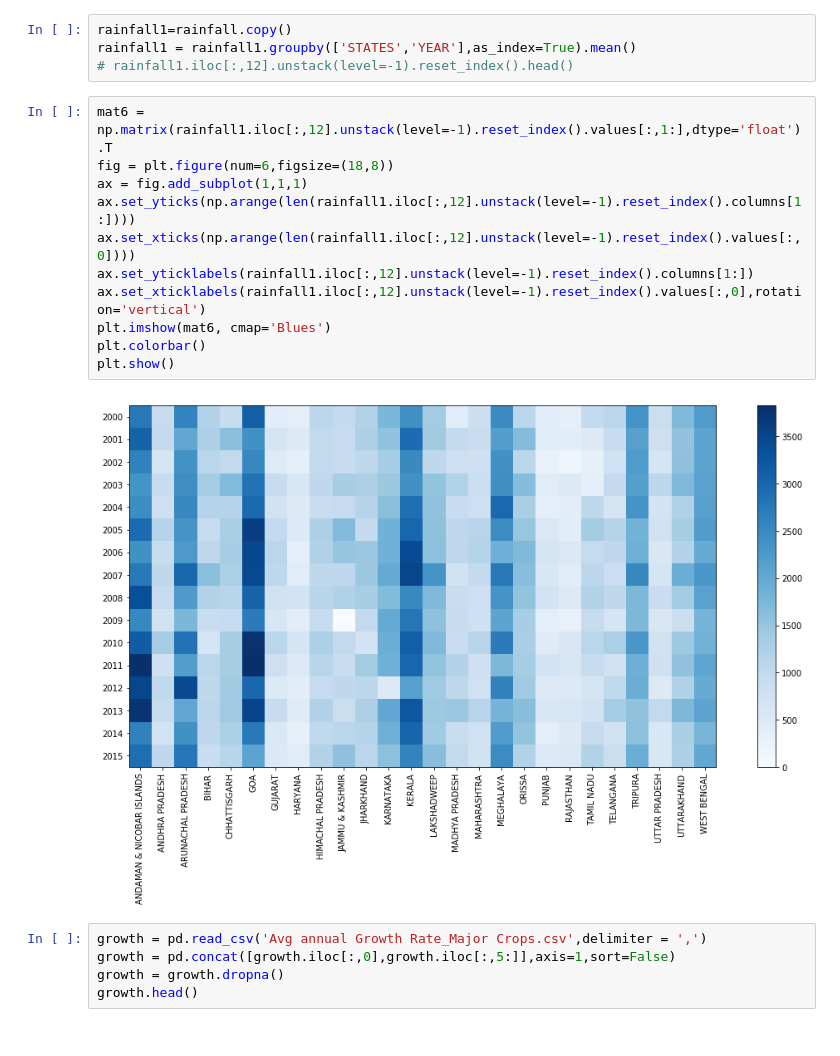
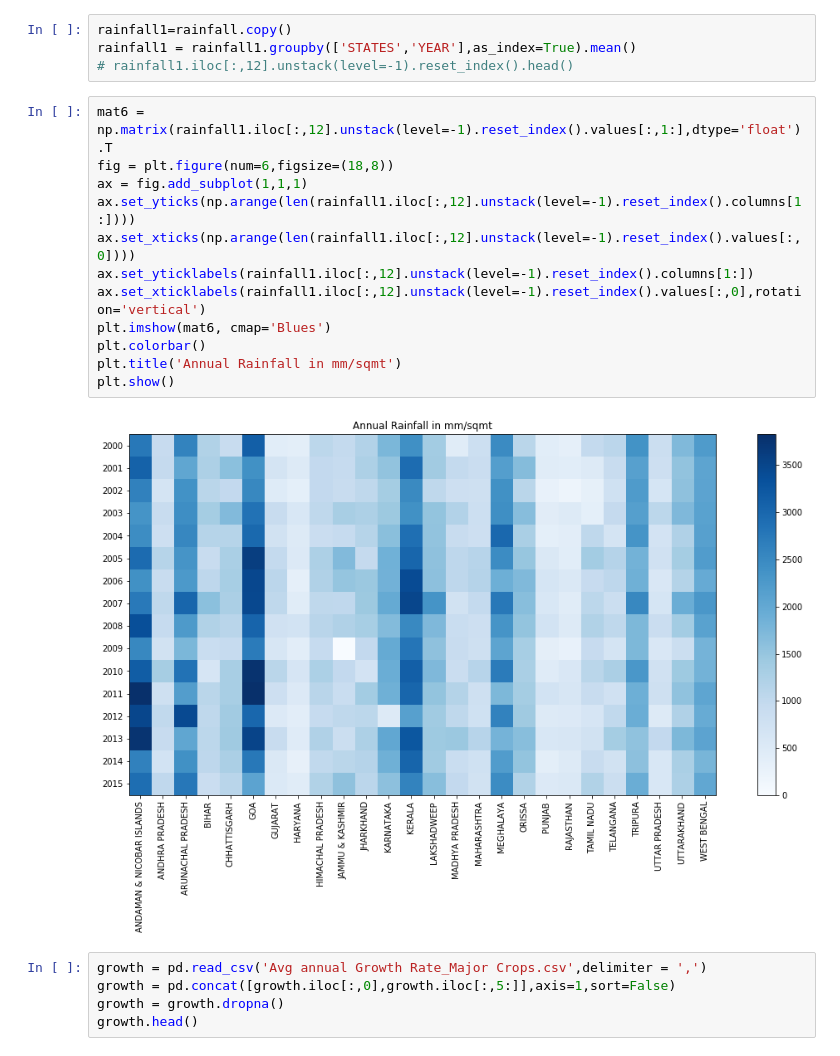
Before and after one commit to nitinvbharti/Agriculture_Analysis, a Jupyter notebook: Agro_analysis.ipynb, the cells around one changed output. Saved outputs shown, nothing was run; the diff lists cells and outputs as text.

```diff
--- a/Agro_analysis.ipynb
+++ b/Agro_analysis.ipynb
@@ -192,16 +197,17 @@ rainfall1 = rainfall1.groupby(['STATES','YEAR'],as_index=True).mean()
 # %%
 mat6 = np.matrix(rainfall1.iloc[:,12].unstack(level=-1).reset_index().values[:,1:],dtype='float').T
 fig = plt.figure(num=6,figsize=(18,8))
 ax = fig.add_subplot(1,1,1)
 ax.set_yticks(np.arange(len(rainfall1.iloc[:,12].unstack(level=-1).reset_index().columns[1:])))
 ax.set_xticks(np.arange(len(rainfall1.iloc[:,12].unstack(level=-1).reset_index().values[:,0])))
 ax.set_yticklabels(rainfall1.iloc[:,12].unstack(level=-1).reset_index().columns[1:])
 ax.set_xticklabels(rainfall1.iloc[:,12].unstack(level=-1).reset_index().values[:,0],rotation='vertical')
 plt.imshow(mat6, cmap='Blues')
 plt.colorbar()
+plt.title('Annual Rainfall in mm/sqmt')
 plt.show()
 # %% [output]
-[figure, old version]
+[figure, new version]
 # %%
 growth = pd.read_csv('Avg annual Growth Rate_Major Crops.csv',delimiter = ',')
 growth = pd.concat([growth.iloc[:,0],growth.iloc[:,5:]],axis=1,sort=False)
```
Also changed, not shown: parts of 7 cells of this notebook.
